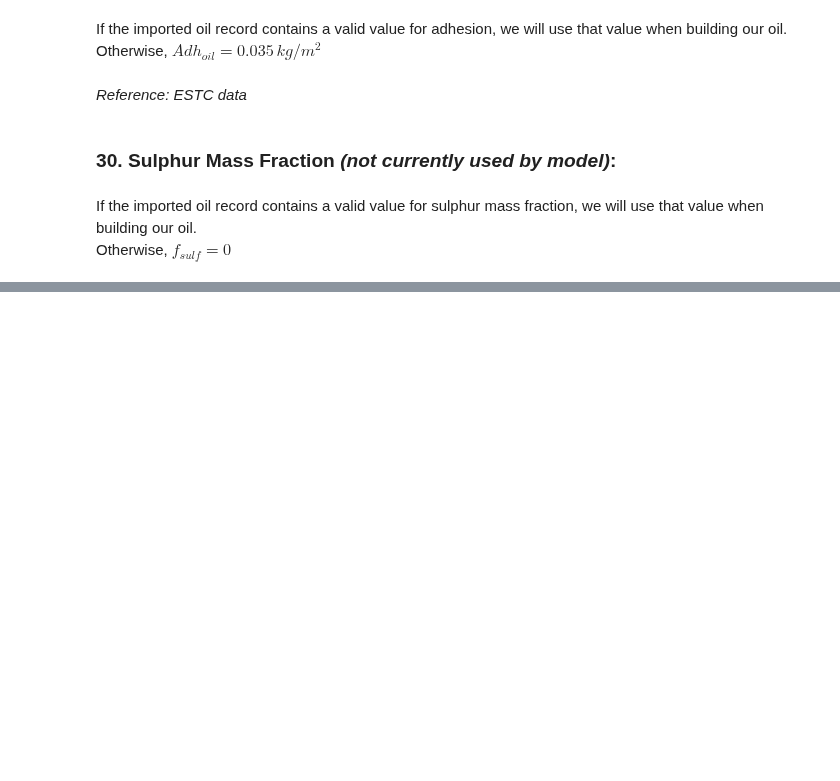
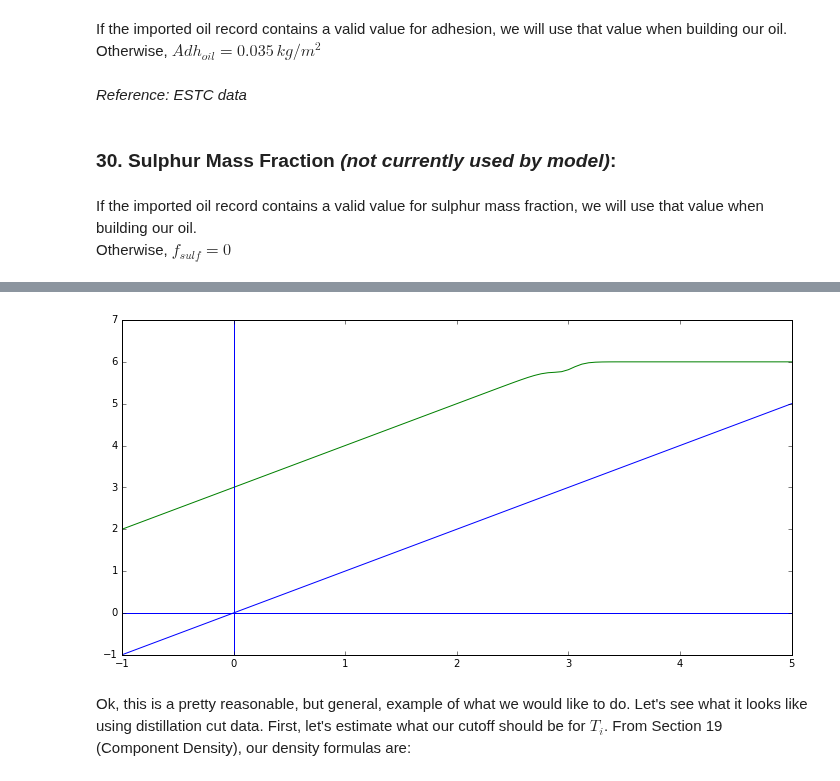
Before and after one commit to NOAA-ORR-ERD/OilLibrary, a Jupyter notebook: documentation/notebooks/Oil_Properties_Estimation.ipynb, the cells around one changed output, grey strips where cells are left out. Saved outputs shown, nothing was run; the diff lists cells and outputs as text; code cells hidden in the pictures; blank space fills up the shorter version.

Commit message:
Oil Properties Estimation: Added an addendum section on heavy volatile components - In this section we come to a solution to the problem as it exists.

```diff
--- a/documentation/notebooks/Oil_Properties_Estimation.ipynb
+++ b/documentation/notebooks/Oil_Properties_Estimation.ipynb
@@ -1888,0 +1925,37 @@ Otherwise, $f_{sulf} = 0$
+# %%
+def smooth_clip(x, M, zeta=0.03):
+    '''
+        The parameters nu, and B have been tweaked a bit to show a smooth
+        Transition as we cross the M boundary.
+    '''
+    return (x -
+            (x / (1.0 + np.e ** (-15 * (x - M))) ** (1.0 / (1 + zeta)) ) +
+            (M / (1.0 + np.e ** (-15 * (x - M))) ** (1.0 / (1 - zeta)) ))
+
+def linear_curve(x, a, b, M, zeta=0.09):
+    x_c = smooth_clip(x, M, zeta)
+
+    return (a * x_c + b)
+# %%
+plt.figure(figsize=(12, 6))  # make the drawing area a bit bigger
+
+ax1 = plt.subplot(111)
+
+x = np.linspace(-1.0, 5.0, 100)
+
+# let's plot the function (x + 3), limited at 3
+# this should give us a zero crossing of y=3.0,
+# and an upper limit of y=6.0
+y = linear_curve(x, 1.0, 3.0, 3.0, 0.09)
+
+ax1.plot(x, x, linewidth=1)
+ax1.plot(x, y, linewidth=1)
+
+plt.axhline(0)
+plt.axvline(0)
+
+show()
+# %% [output]
+[figure, added]
+# %% [markdown]
+Ok, this is a pretty reasonable, but general, example of what we would like to do.  Let's see what it looks like using distillation cut data.  First, let's estimate what our cutoff should be for $T_i$.  From Section 19 (Component Density), our density formulas are:
```
Also changed, not shown: parts of 16 cells of this notebook.
